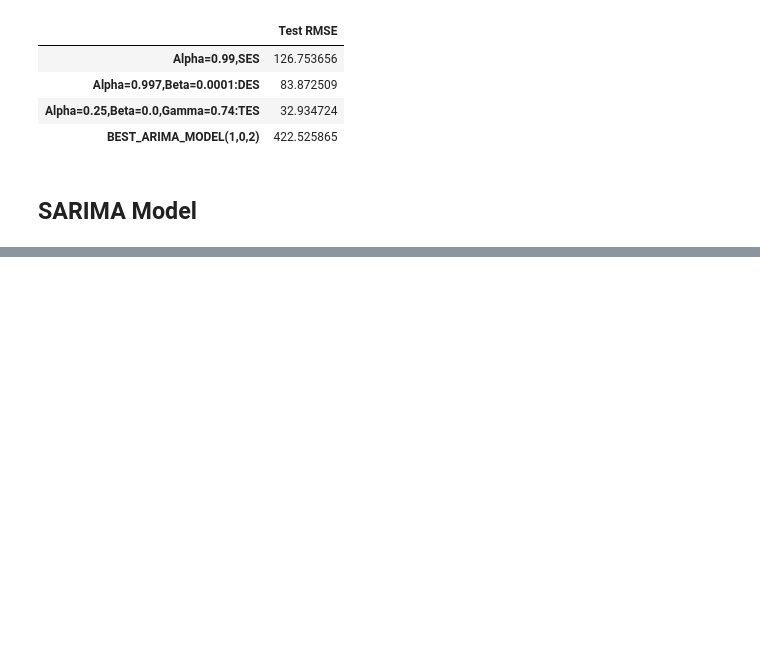
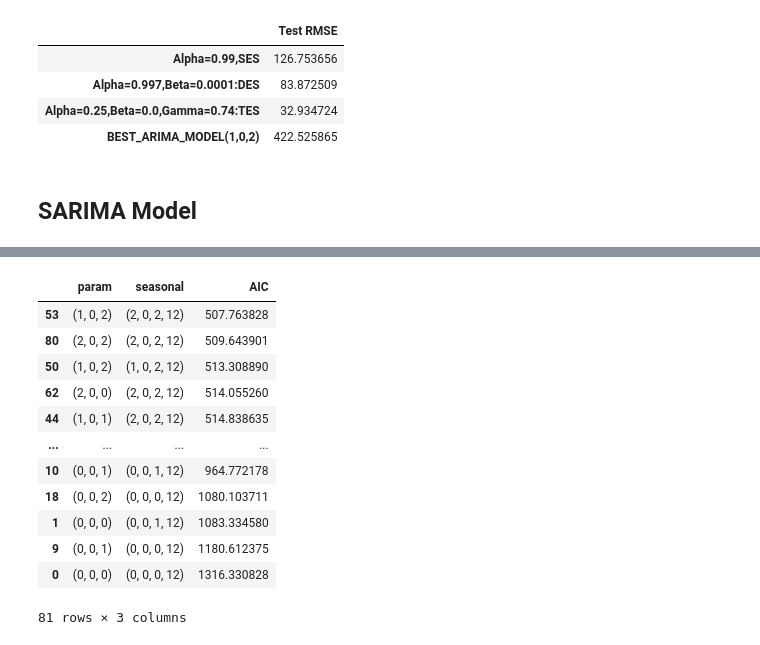
Before and after one commit to KomalKashani/CLASS_NOTES, a Jupyter notebook: Machine Learning/Time Series Forecasting/Time Series Forecasting.ipynb, the cells around one changed output, grey strips where cells are left out. Drawn from its saved outputs; the diff is of its cells as text; code cells hidden in the pictures; blank space fills up the shorter version.

```diff
--- a/Machine Learning/Time Series Forecasting/Time Series Forecasting.ipynb
+++ b/Machine Learning/Time Series Forecasting/Time Series Forecasting.ipynb
@@ -767,3 +764,6 @@ resultsDf
 # in the smoothning model we see that there is less rmse as compare to arima so it means in this data smoothning model performs better but in most cases arima model is better than smoothing models but here in this data smoothning model is perform best than arima model.
 # %% [markdown]
 ## SARIMA Model
+# %%
+SARIMA_AIC = pd.DataFrame(columns=['param','seasonal','AIC'])
+print(SARIMA_AIC)
@@ -769,0 +774,11 @@ resultsDf
+# %%
+import itertools
+p = q = range(0,3)
+d = range(0,1)
+pdq = list(itertools.product(p,d,q))
+model_pdq = [(x[0],x[1],x[2],12) for x in list(itertools.product(p,d,q))]
+print('Examples of parameter combinations for Model...')
+print('Model: {}{}'.format(pdq[0],model_pdq[0]))
+print('Model: {}{}'.format(pdq[1],model_pdq[1]))
+print('Model: {}{}'.format(pdq[2],model_pdq[2]))
+print('Model: {}{}'.format(pdq[3],model_pdq[3]))
@@ -769,0 +791,17 @@ resultsDf
+# %%
+import statsmodels.api as sm
+for param in pdq:
+    for param_seasonal in model_pdq:
+        SARIMA_model = sm.tsa.statespace.SARIMAX(train,
+                                                order=param,
+                                                seasonal_order=param_seasonal,
+                                                enforce_stationarity=False,
+                                                enforce_invertibility=False)
+        results_SARIMA = SARIMA_model.fit()
+        print('SARIMA{}x{}7 - AIC:{}'.format(param,param_seasonal,results_SARIMA.aic))
+
+        # create a DataFrame for the current result
+        temp_df = pd.DataFrame({'param':[param],'seasonal':[param_seasonal],'AIC':[results_SARIMA.aic]})
+
+        # Concatenate the current result with the SARIMA_AIC Dataframe
+        SARIMA_AIC = pd.concat([SARIMA_AIC,temp_df],ignore_index=True)
@@ -769,0 +826,16 @@ resultsDf
+# %%
+SARIMA_AIC.sort_values(by=['AIC'])
+# %% [output]
+|  | param | seasonal | AIC |
+| 53 | (1, 0, 2) | (2, 0, 2, 12) | 507.763828 |
+| 80 | (2, 0, 2) | (2, 0, 2, 12) | 509.643901 |
+| 50 | (1, 0, 2) | (1, 0, 2, 12) | 513.308890 |
+| 62 | (2, 0, 0) | (2, 0, 2, 12) | 514.055260 |
+| 44 | (1, 0, 1) | (2, 0, 2, 12) | 514.838635 |
+| ... | ... | ... | ... |
+| 10 | (0, 0, 1) | (0, 0, 1, 12) | 964.772178 |
+| 18 | (0, 0, 2) | (0, 0, 0, 12) | 1080.103711 |
+| 1 | (0, 0, 0) | (0, 0, 1, 12) | 1083.334580 |
+| 9 | (0, 0, 1) | (0, 0, 0, 12) | 1180.612375 |
+| 0 | (0, 0, 0) | (0, 0, 0, 12) | 1316.330828 |
+81 rows × 3 columns
```
Also changed, not shown: parts of 13 cells of this notebook.
